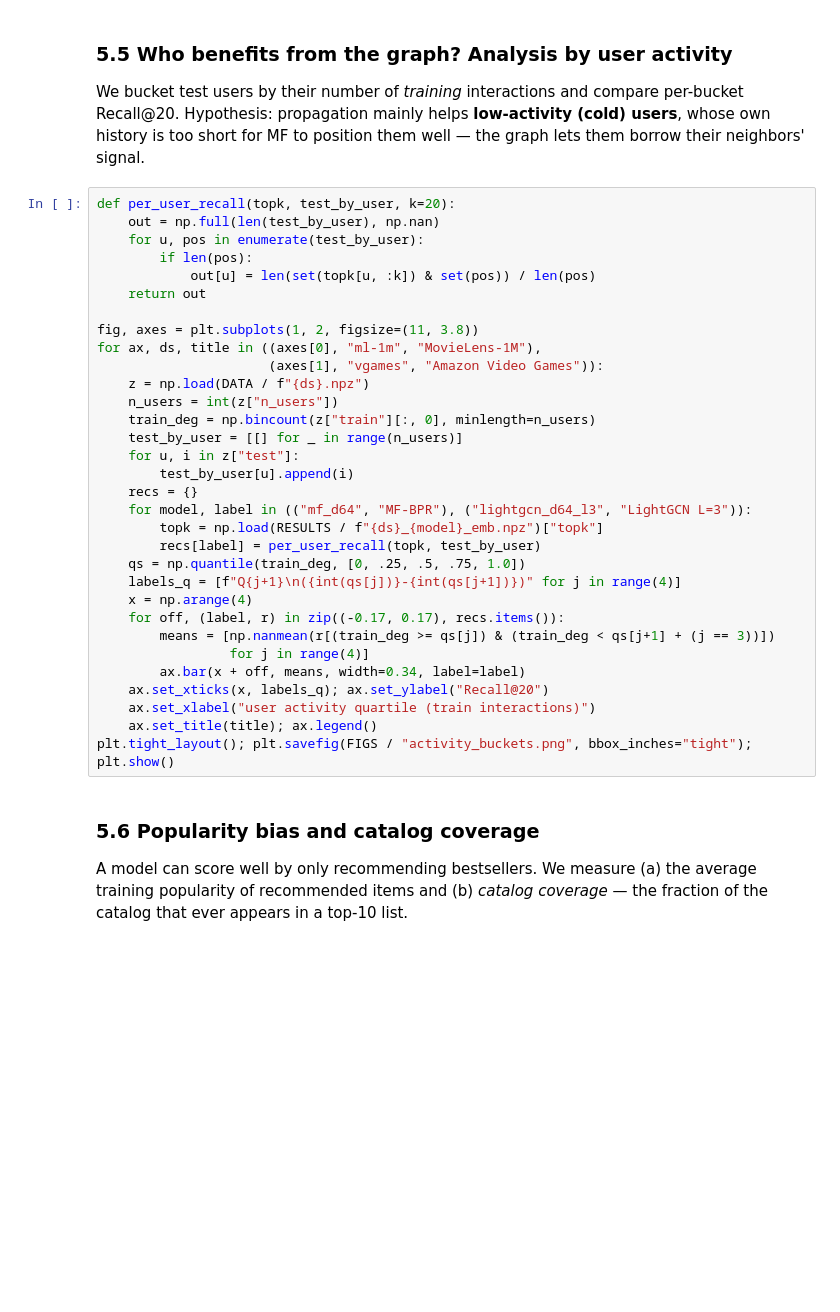
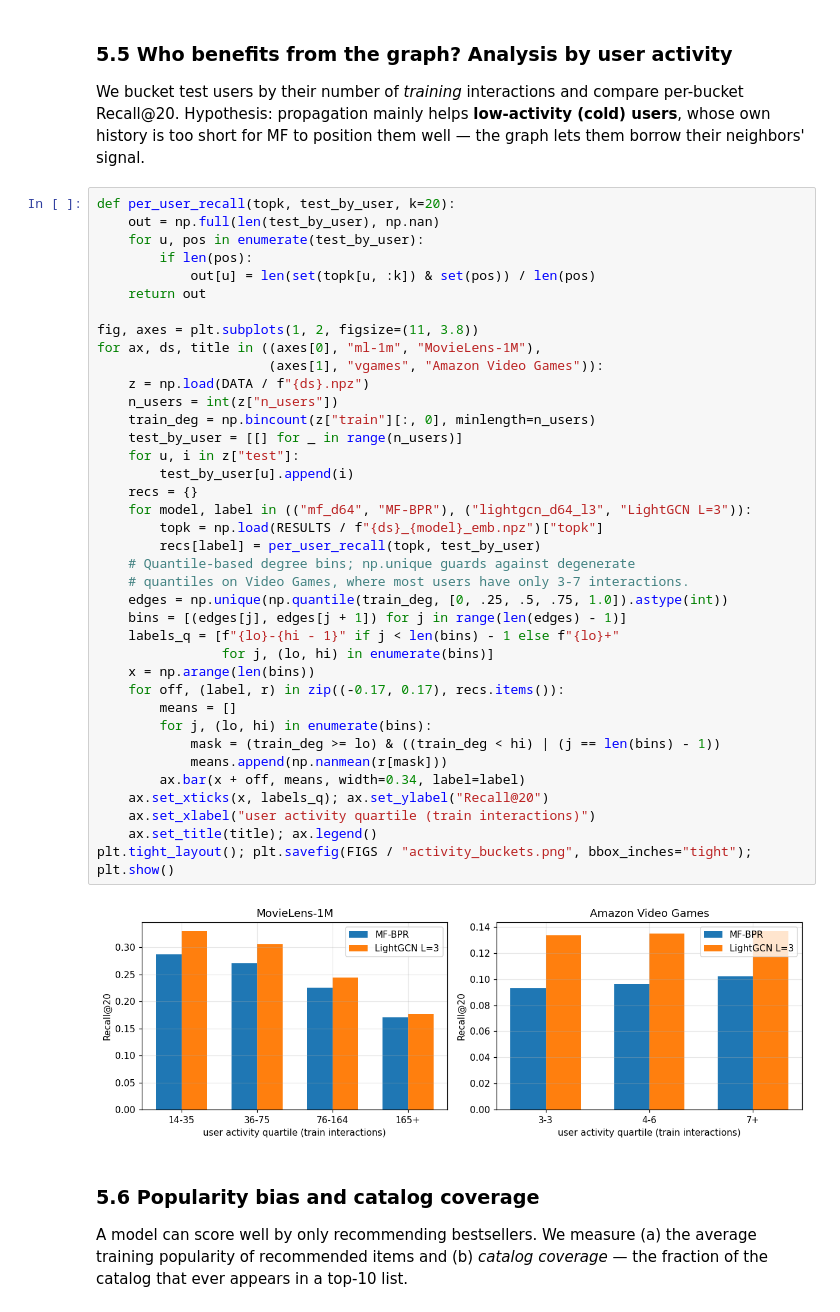
Before and after one commit to leftrightworld/movielens-data, a Jupyter notebook: project1/project1_report.ipynb, the cells around one changed output. Saved outputs shown, nothing was run; the diff lists cells and outputs as text; blank space fills up the shorter version.

Commit message:
Project 1: final results (600-epoch fair budget), executed notebook, figures, analysis

```diff
--- a/project1/project1_report.ipynb
+++ b/project1/project1_report.ipynb
@@ -269,35 +327,43 @@ lets them borrow their neighbors' signal.
 # %%
 def per_user_recall(topk, test_by_user, k=20):
     out = np.full(len(test_by_user), np.nan)
     for u, pos in enumerate(test_by_user):
         if len(pos):
             out[u] = len(set(topk[u, :k]) & set(pos)) / len(pos)
     return out
 
 fig, axes = plt.subplots(1, 2, figsize=(11, 3.8))
 for ax, ds, title in ((axes[0], "ml-1m", "MovieLens-1M"),
                       (axes[1], "vgames", "Amazon Video Games")):
     z = np.load(DATA / f"{ds}.npz")
     n_users = int(z["n_users"])
     train_deg = np.bincount(z["train"][:, 0], minlength=n_users)
     test_by_user = [[] for _ in range(n_users)]
     for u, i in z["test"]:
         test_by_user[u].append(i)
     recs = {}
     for model, label in (("mf_d64", "MF-BPR"), ("lightgcn_d64_l3", "LightGCN L=3")):
         topk = np.load(RESULTS / f"{ds}_{model}_emb.npz")["topk"]
         recs[label] = per_user_recall(topk, test_by_user)
-    qs = np.quantile(train_deg, [0, .25, .5, .75, 1.0])
-    labels_q = [f"Q{j+1}\n({int(qs[j])}-{int(qs[j+1])})" for j in range(4)]
-    x = np.arange(4)
+    # Quantile-based degree bins; np.unique guards against degenerate
+    # quantiles on Video Games, where most users have only 3-7 interactions.
+    edges = np.unique(np.quantile(train_deg, [0, .25, .5, .75, 1.0]).astype(int))
+    bins = [(edges[j], edges[j + 1]) for j in range(len(edges) - 1)]
+    labels_q = [f"{lo}-{hi - 1}" if j < len(bins) - 1 else f"{lo}+"
+                for j, (lo, hi) in enumerate(bins)]
+    x = np.arange(len(bins))
     for off, (label, r) in zip((-0.17, 0.17), recs.items()):
-        means = [np.nanmean(r[(train_deg >= qs[j]) & (train_deg < qs[j+1] + (j == 3))])
-                 for j in range(4)]
+        means = []
+        for j, (lo, hi) in enumerate(bins):
+            mask = (train_deg >= lo) & ((train_deg < hi) | (j == len(bins) - 1))
+            means.append(np.nanmean(r[mask]))
         ax.bar(x + off, means, width=0.34, label=label)
     ax.set_xticks(x, labels_q); ax.set_ylabel("Recall@20")
     ax.set_xlabel("user activity quartile (train interactions)")
     ax.set_title(title); ax.legend()
 plt.tight_layout(); plt.savefig(FIGS / "activity_buckets.png", bbox_inches="tight"); plt.show()
+# %% [output]
+[figure, added]
 # %% [markdown]
 ### 5.6 Popularity bias and catalog coverage
 
```
Also changed, not shown: parts of 15 cells of this notebook, 29 other files.
